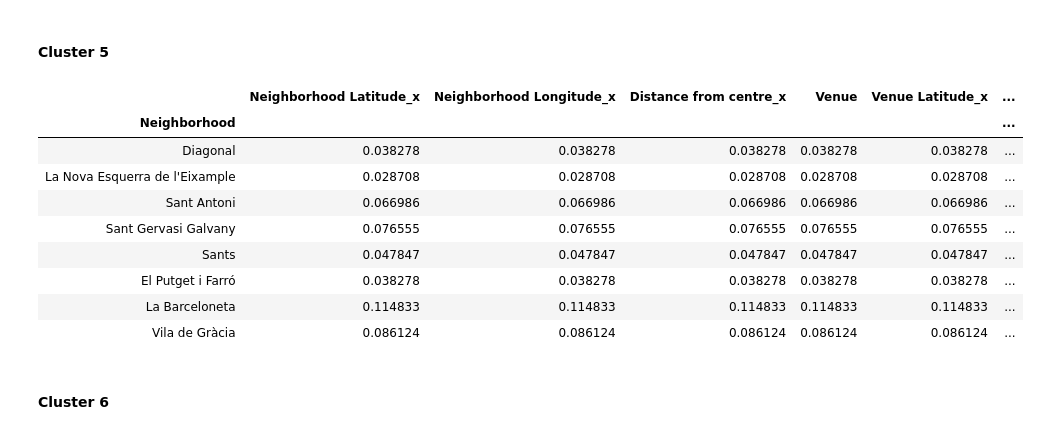
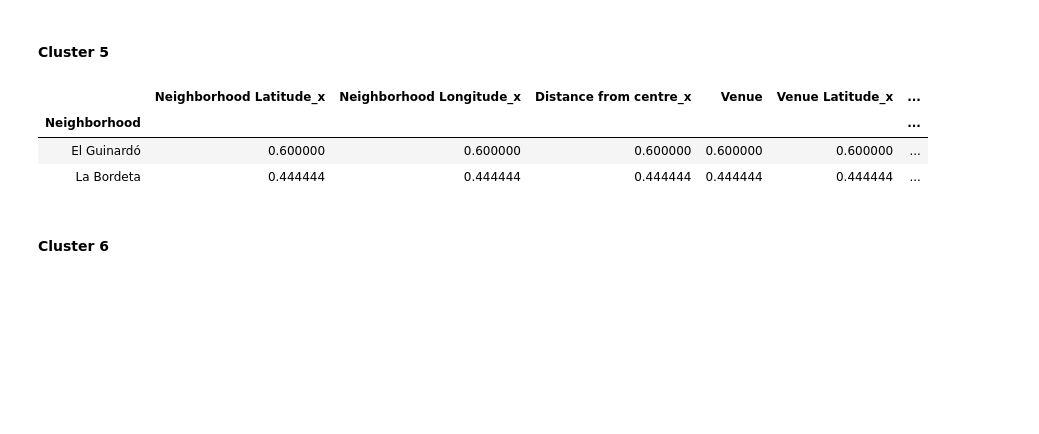
Before and after one commit to eexarchou/Coursera_Capstone, a Jupyter notebook: Battle_of_neighborhoods_Barcelona -v1.ipynb, the cells around one changed output. Cells and saved outputs as stored; diff of their text form; code cells hidden in the pictures; blank space fills up the shorter version.

```diff
--- a/Battle_of_neighborhoods_Barcelona -v1.ipynb
+++ b/Battle_of_neighborhoods_Barcelona -v1.ipynb
@@ -139,6 +168,7 @@ df['Neighborhoods'] = df['Neighborhoods'].apply(lambda x : x.replace ("Ciutat, M
 df['Neighborhoods'] = df['Neighborhoods'].apply(lambda x : x.replace ("Quarter, El Raval","Raval",100))
 df['Neighborhoods'] = df['Neighborhoods'].apply(lambda x : x.replace (",,",",",100))
 df['Neighborhoods'] = df['Neighborhoods'].apply(lambda x : x.replace (' Sagrada, Família',' Sagrada Família',100))
+df['Neighborhoods'] = df['Neighborhoods'].apply(lambda x : x.replace ("L'Antiga, Esquerra ","L'Antiga Esquerra ",100))
 
 #
 df
@@ -817,26 +863,22 @@ groupby('Neighborhood').count ()/test
 # %% [markdown]
 #### Cluster 5
 # %%
-cluster1= bcn_merged.loc[bcn_merged['Cluster Labels'] == 5]
-cluster1.shape
-test = cluster1.groupby('Venue Category').count().sum()['Neighborhood']
-# print (test['Neighborhood'])
+cluster5= bcn_merged.loc[bcn_merged['Cluster Labels'] == 5]
 
-cluster1[ cluster1['Venue Category'].str.contains("greek|italian|tapas|mediterranean|italian", case=False)].\
+t1 = cluster5[ cluster5['Venue Category'].str.contains("greek|italian|tapas|mediterranean|spanish", case=False)].\
 groupby('Neighborhood').count ()
-cluster1[ cluster1['Venue Category'].str.contains("greek|italian|tapas|mediterranean|spanish", case=False)].\
-groupby('Neighborhood').count ()/test
+
+t2 = cluster5.groupby('Neighborhood').count()
+
+# t1/t2 is the ratio of similar-to-greek cuisine restaurants to total restaurants in each neighborhood
+t1/t2
+# cluster1[ cluster1['Venue Category'].str.contains("greek|italian|tapas|mediterranean|spanish", case=False)].\
+# groupby('Neighborhood').count ()/test
 # %% [output]
 |  | Neighborhood Latitude_x | Neighborhood Longitude_x | Distance from centre_x | Venue | Venue Latitude_x | ... |
 | Neighborhood |  |  |  |  |  | ... |
-| Diagonal | 0.038278 | 0.038278 | 0.038278 | 0.038278 | 0.038278 | ... |
-| La Nova Esquerra de l'Eixample | 0.028708 | 0.028708 | 0.028708 | 0.028708 | 0.028708 | ... |
-| Sant Antoni | 0.066986 | 0.066986 | 0.066986 | 0.066986 | 0.066986 | ... |
-| Sant Gervasi Galvany | 0.076555 | 0.076555 | 0.076555 | 0.076555 | 0.076555 | ... |
-| Sants | 0.047847 | 0.047847 | 0.047847 | 0.047847 | 0.047847 | ... |
-| El Putget i Farró | 0.038278 | 0.038278 | 0.038278 | 0.038278 | 0.038278 | ... |
-| La Barceloneta | 0.114833 | 0.114833 | 0.114833 | 0.114833 | 0.114833 | ... |
-| Vila de Gràcia | 0.086124 | 0.086124 | 0.086124 | 0.086124 | 0.086124 | ... |
+| El Guinardó | 0.600000 | 0.600000 | 0.600000 | 0.600000 | 0.600000 | ... |
+| La Bordeta | 0.444444 | 0.444444 | 0.444444 | 0.444444 | 0.444444 | ... |
 # %% [markdown]
 #### Cluster 6
 # %%
```
Also changed, not shown: parts of 104 cells of this notebook.
